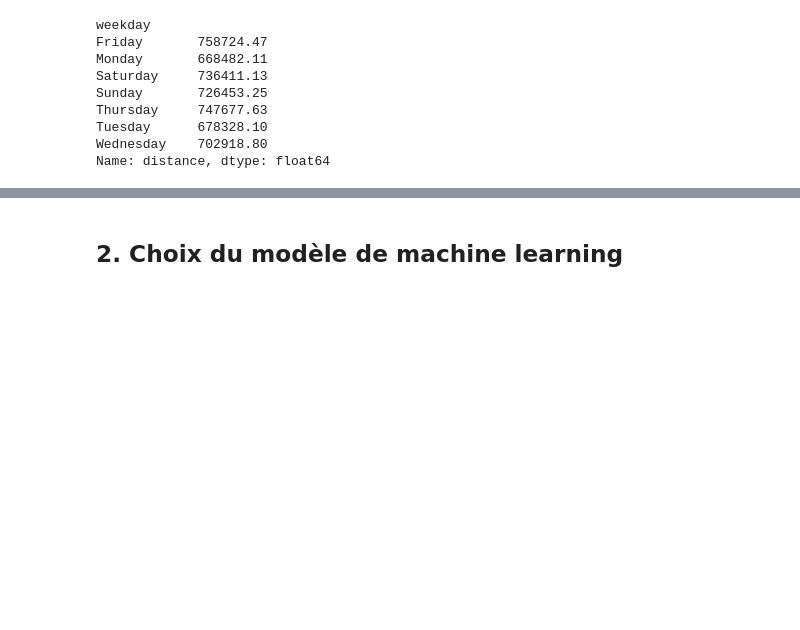
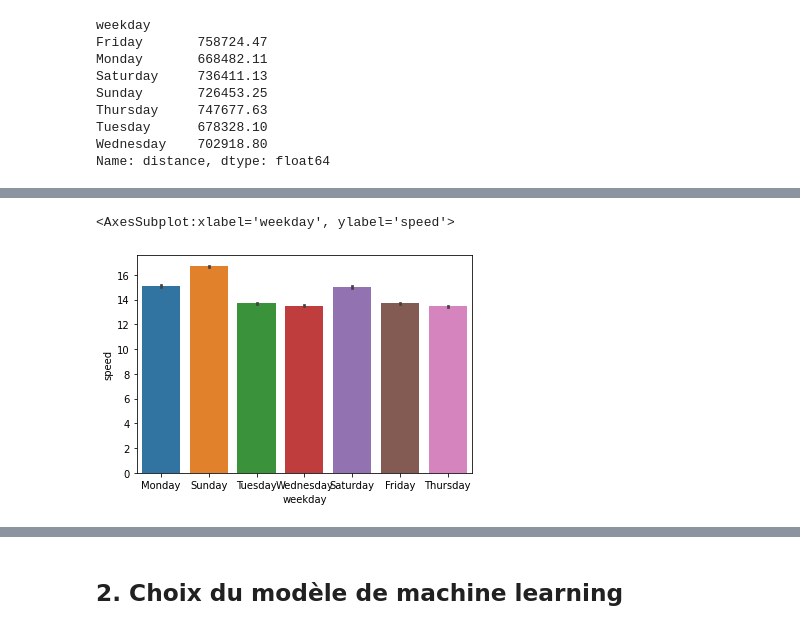
Before and after one commit to KevinB-a/NYC_cabs, a Jupyter notebook: notebook/explorattion_des_data_&_construction_models.ipynb, the cells around one changed output, grey strips where cells are left out. Cells and saved outputs as stored; diff of their text form; code cells hidden in the pictures; blank space fills up the shorter version.

```diff
--- a/notebook/explorattion_des_data_&_construction_models.ipynb
+++ b/notebook/explorattion_des_data_&_construction_models.ipynb
@@ -134,0 +144,5 @@ Name: distance, dtype: float64
+# %%
+sns.barplot(x = 'weekday', y = 'speed',data = df)
+# %% [output]
+<AxesSubplot:xlabel='weekday', ylabel='speed'>
+[figure, added]
```
Also changed, not shown: parts of 9 cells of this notebook, 1 other file.
